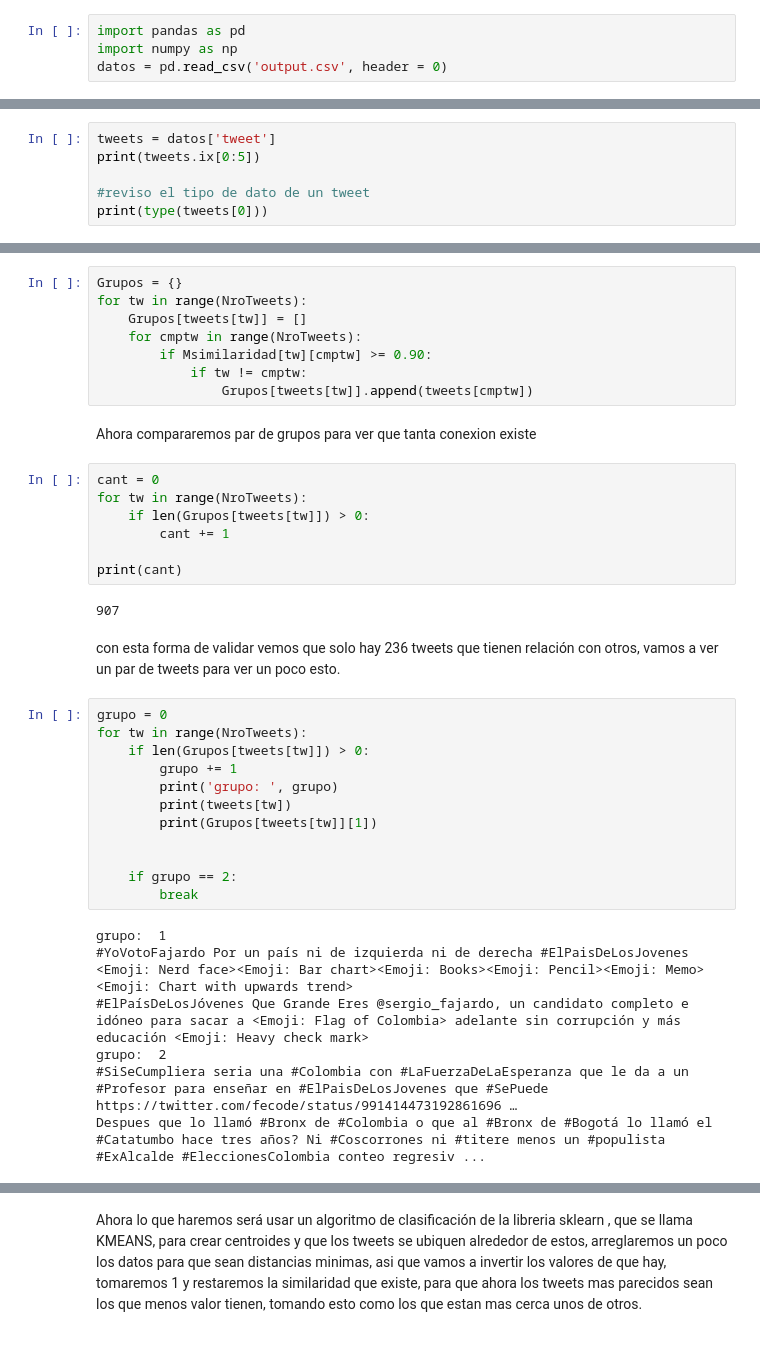
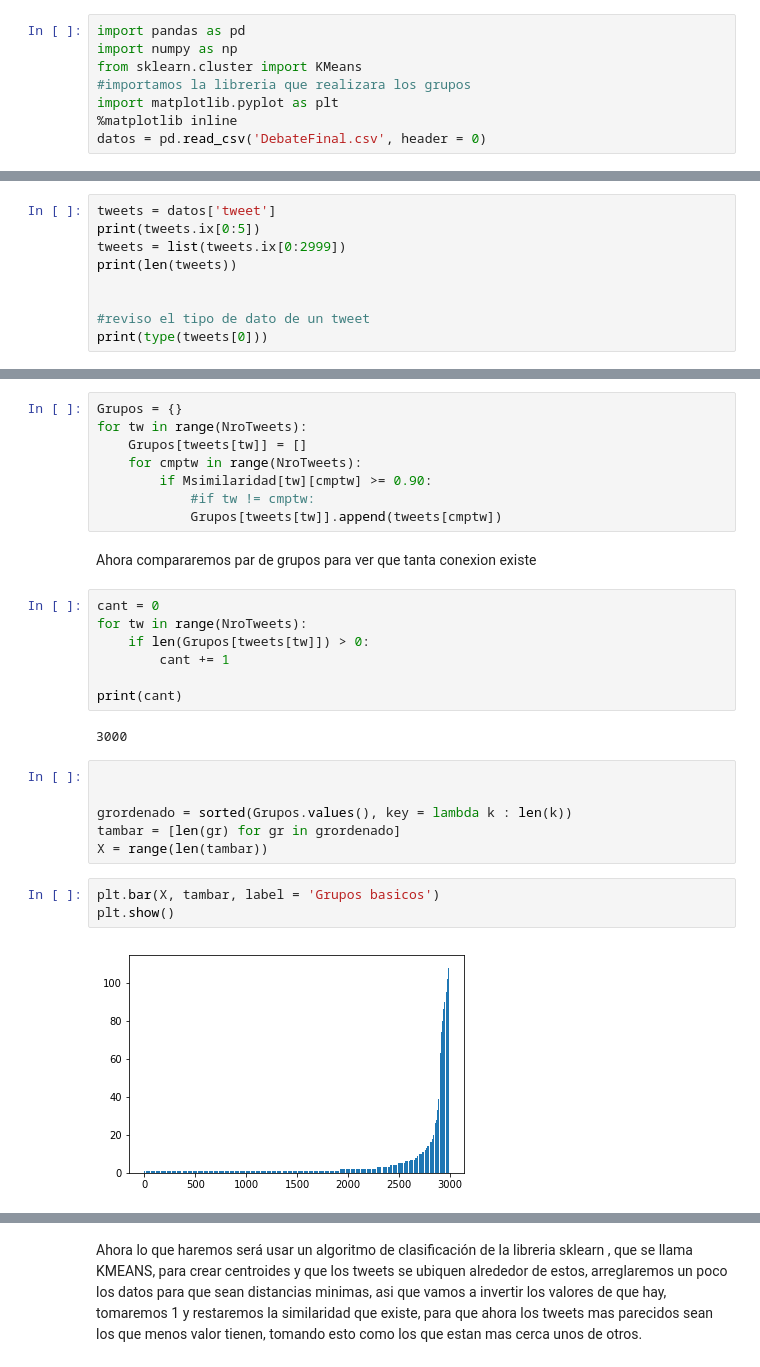
Before and after one commit to Jofemago/-IA-utp, a Jupyter notebook: ProyectoFinal/ClasificarTweets.ipynb, the cells around one changed output, grey strips where cells are left out. Saved outputs shown, nothing was run; the diff lists cells and outputs as text.

```diff
--- a/ProyectoFinal/ClasificarTweets.ipynb
+++ b/ProyectoFinal/ClasificarTweets.ipynb
@@ -11,7 +11,11 @@ Cargaremos el archivo con pandas
 # %%
 import pandas as pd
 import numpy as np
-datos = pd.read_csv('output.csv', header = 0)
+from sklearn.cluster import KMeans
+#importamos la libreria que realizara los grupos
+import matplotlib.pyplot as plt
+%matplotlib inline
+datos = pd.read_csv('DebateFinal.csv', header = 0)
 # %% [markdown]
 Ahora vamos a ver como se estructuran los datos
 # %%
@@ -39,6 +43,9 @@ Aqui podemos ver todos los atributos, de los cuales solo nos importan los twets
 # %%
 tweets = datos['tweet']
 print(tweets.ix[0:5])
+tweets = list(tweets.ix[0:2999])
+print(len(tweets))
+
 
 #reviso el tipo de dato de un tweet
 print(type(tweets[0]))
@@ -103,8 +111,8 @@ for tw in range(NroTweets):
     Grupos[tweets[tw]] = []
     for cmptw in range(NroTweets):
         if Msimilaridad[tw][cmptw] >= 0.90:
-            if tw != cmptw:
-                Grupos[tweets[tw]].append(tweets[cmptw])
+            #if tw != cmptw:
+            Grupos[tweets[tw]].append(tweets[cmptw])
 # %% [markdown]
 Ahora compararemos par de grupos para ver que tanta conexion existe
 # %%
@@ -115,25 +123,15 @@ for tw in range(NroTweets):
 
 print(cant)
 # %% [output]
-907
+3000
-# %% [markdown]
-con esta forma de validar vemos que solo hay 236 tweets que tienen relación con otros, vamos a ver un par de tweets para ver un poco esto.
-# %%
-grupo = 0
-for tw in range(NroTweets):
-    if len(Grupos[tweets[tw]]) > 0:
-        grupo += 1
-        print('grupo: ', grupo)
-        print(tweets[tw])
-        print(Grupos[tweets[tw]][1])
-
-
-    if grupo == 2:
-        break
-# %% [output]
-grupo:  1
-#YoVotoFajardo Por un país ni de izquierda ni de derecha #ElPaisDeLosJovenes <Emoji: Nerd face><Emoji: Bar chart><Emoji: Books><Emoji: Pencil><Emoji: Memo><Emoji: Chart with upwards trend>
-#ElPaísDeLosJóvenes Que Grande Eres @sergio_fajardo, un candidato completo e idóneo para sacar a <Emoji: Flag of Colombia> adelante sin corrupción y más educación <Emoji: Heavy check mark>
-grupo:  2
-#SiSeCumpliera seria una #Colombia con #LaFuerzaDeLaEsperanza que le da a un #Profesor para enseñar en #ElPaisDeLosJovenes que #SePuede https://twitter.com/fecode/status/991414473192861696 …
-Despues que lo llamó #Bronx de #Colombia o que al #Bronx de #Bogotá lo llamó el #Catatumbo hace tres años? Ni #Coscorrones ni #titere menos un #populista #ExAlcalde #EleccionesColombia conteo regresiv ...
+# %%
+
+
+grordenado = sorted(Grupos.values(), key = lambda k : len(k))
+tambar = [len(gr) for gr in grordenado]
+X = range(len(tambar))
+# %%
+plt.bar(X, tambar, label = 'Grupos basicos')
+plt.show()
+# %% [output]
+[figure, added]
```
Also changed, not shown: parts of 29 cells of this notebook, 8 other files.
